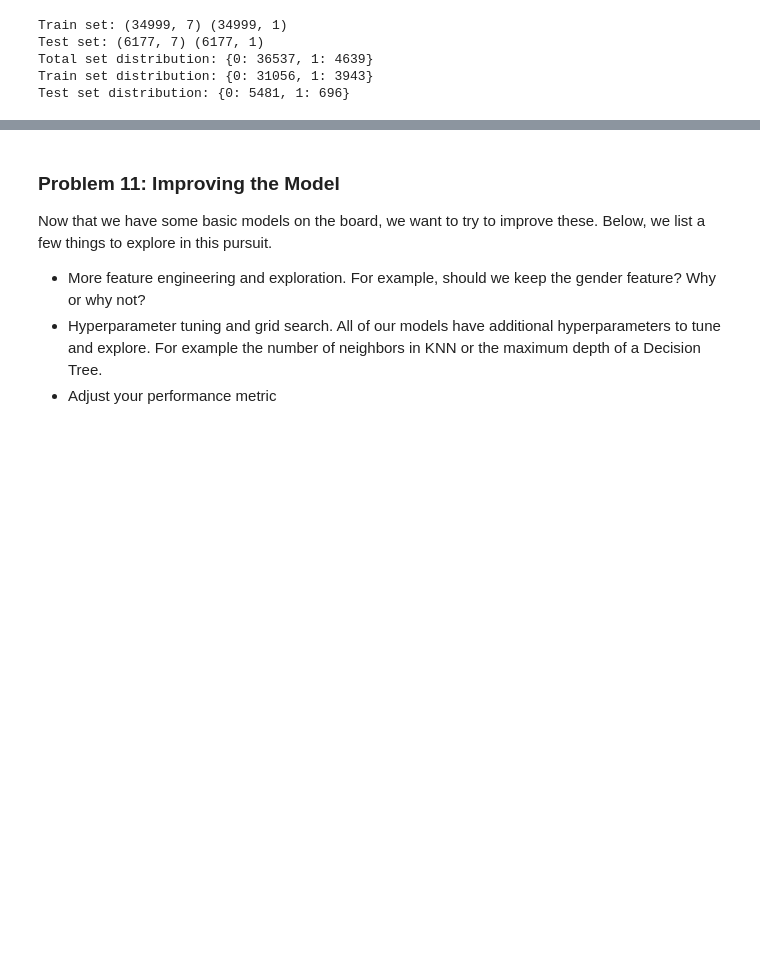
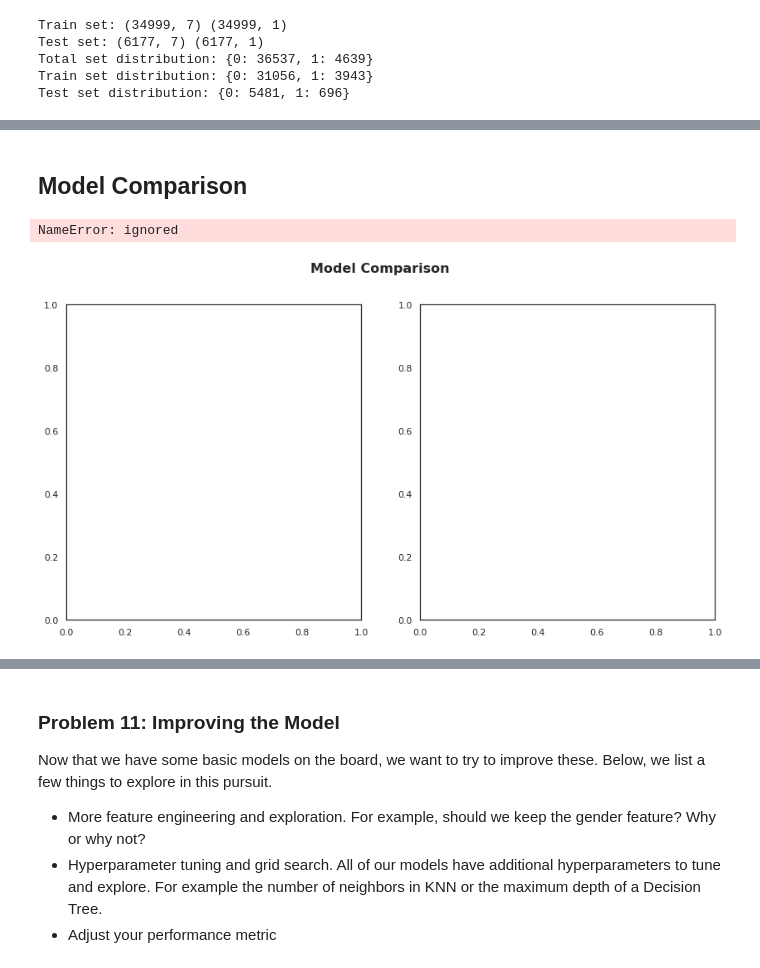
Before and after one commit to ttb-git/Berkeley-Engr-PracticalAssignment3, a Jupyter notebook: Practical_Application_III_TB_1_FeatureEngr_Modelling_Classification_Final.ipynb, the cells around one changed output, grey strips where cells are left out. Drawn from its saved outputs; the diff is of its cells as text; code cells hidden in the pictures; blank space fills up the shorter version.

```diff
--- a/Practical_Application_III_TB_1_FeatureEngr_Modelling_Classification_Final.ipynb
+++ b/Practical_Application_III_TB_1_FeatureEngr_Modelling_Classification_Final.ipynb
@@ -307,0 +704,6 @@ Test set distribution: {0: 5481, 1: 696}
+# %%
+from sklearn.naive_bayes import GaussianNB
+
+# Building Naive Bayes model
+nb = GaussianNB()
+nb.fit(X_train, y_train)
@@ -307,0 +712,12 @@ Test set distribution: {0: 5481, 1: 696}
+# %%
+# Evaluate Model
+nb_eval = evaluate_model(nb, X_test, y_test)
+
+# Print result
+print('Accuracy:', nb_eval['acc'])
+print('Precision:', nb_eval['prec'])
+print('Recall:', nb_eval['rec'])
+print('F1 Score:', nb_eval['f1'])
+print('Cohens Kappa Score:', nb_eval['kappa'])
+print('Area Under Curve:', nb_eval['auc'])
+print('Confusion Matrix:\n', nb_eval['cm'])
@@ -307,0 +734,61 @@ Test set distribution: {0: 5481, 1: 696}
+# %% [markdown]
+## Model Comparison
+# %%
+# Intitialize figure with two plots
+fig, (ax1, ax2) = plt.subplots(1, 2)
+fig.suptitle('Model Comparison', fontsize=16, fontweight='bold')
+fig.set_figheight(7)
+fig.set_figwidth(14)
+fig.set_facecolor('white')
+
+# First plot
+## set bar size
+barWidth = 0.2
+dtc_score = [dtc_eval['acc'], dtc_eval['prec'], dtc_eval['rec'], dtc_eval['f1'], dtc_eval['kappa']]
+rf_score = [rf_eval['acc'], rf_eval['prec'], rf_eval['rec'], rf_eval['f1'], rf_eval['kappa']]
+nb_score = [nb_eval['acc'], nb_eval['prec'], nb_eval['rec'], nb_eval['f1'], nb_eval['kappa']]
+knn_score = [knn_eval['acc'], knn_eval['prec'], knn_eval['rec'], knn_eval['f1'], knn_eval['kappa']]
+
+## Set position of bar on X axis
+r1 = np.arange(len(dtc_score))
+r2 = [x + barWidth for x in r1]
+r3 = [x + barWidth for x in r2]
+r4 = [x + barWidth for x in r3]
+
+## Make the plot
+ax1.bar(r1, dtc_score, width=barWidth, edgecolor='white', label='Decision Tree')
+ax1.bar(r2, rf_score, width=barWidth, edgecolor='white', label='Random Forest')
+ax1.bar(r3, nb_score, width=barWidth, edgecolor='white', label='Naive Bayes')
+ax1.bar(r4, knn_score, width=barWidth, edgecolor='white', label='K-Nearest Neighbors')
+
+## Configure x and y axis
+ax1.set_xlabel('Metrics', fontweight='bold')
+labels = ['Accuracy', 'Precision', 'Recall', 'F1', 'Kappa']
+ax1.set_xticks([r + (barWidth * 1.5) for r in range(len(dtc_score))], )
+ax1.set_xticklabels(labels)
+ax1.set_ylabel('Score', fontweight='bold')
+ax1.set_ylim(0, 1)
+
+## Create legend & title
+ax1.set_title('Evaluation Metrics', fontsize=14, fontweight='bold')
+ax1.legend()
+
+# Second plot
+## Comparing ROC Curve
+ax2.plot(dtc_eval['fpr'], dtc_eval['tpr'], label='Decision Tree, auc = {:0.5f}'.format(dtc_eval['auc']))
+ax2.plot(rf_eval['fpr'], rf_eval['tpr'], label='Random Forest, auc = {:0.5f}'.format(rf_eval['auc']))
+ax2.plot(nb_eval['fpr'], nb_eval['tpr'], label='Naive Bayes, auc = {:0.5f}'.format(nb_eval['auc']))
+ax2.plot(knn_eval['fpr'], knn_eval['tpr'], label='K-Nearest Nieghbor, auc = {:0.5f}'.format(knn_eval['auc']))
+
+## Configure x and y axis
+ax2.set_xlabel('False Positive Rate', fontweight='bold')
+ax2.set_ylabel('True Positive Rate', fontweight='bold')
+
+## Create legend & title
+ax2.set_title('ROC Curve', fontsize=14, fontweight='bold')
+ax2.legend(loc=4)
+
+plt.show()
+# %% [output]
+NameError: ignored
+[figure, added]
```
Also changed, not shown: parts of 48 cells of this notebook.
